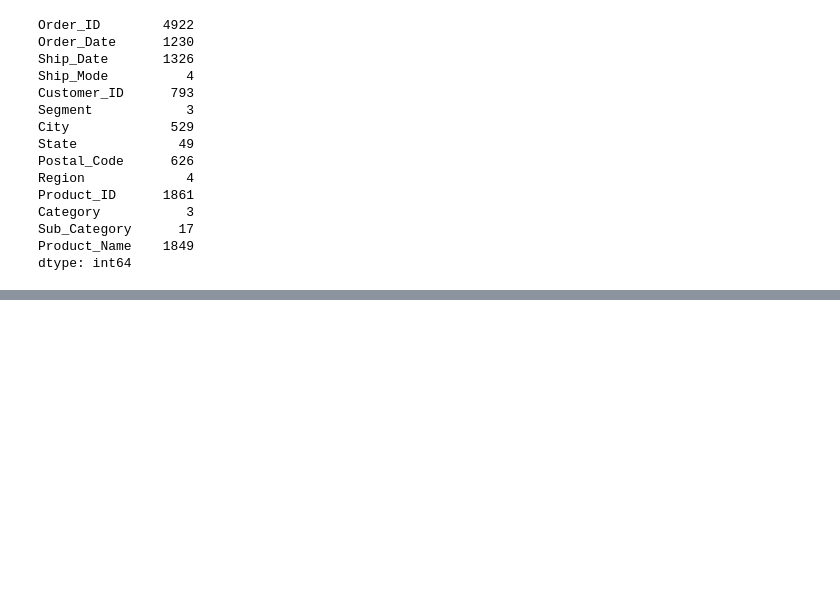
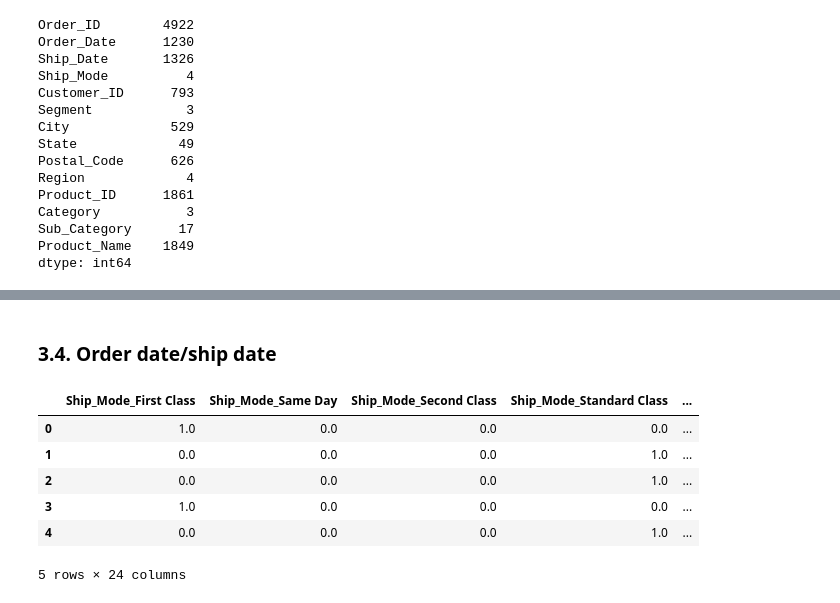
Before and after one commit to 4GeeksAcademy/gperdrizet-holmes-final-project, a Jupyter notebook: notebooks/01-EDA.ipynb, the cells around one changed output, grey strips where cells are left out. Saved outputs shown, nothing was run; the diff lists cells and outputs as text; code cells hidden in the pictures; blank space fills up the shorter version.

```diff
--- a/notebooks/01-EDA.ipynb
+++ b/notebooks/01-EDA.ipynb
@@ -155,0 +290,16 @@ dtype: int64
+# %% [markdown]
+### 3.4. Order date/ship date
+# %%
+train_df['Order_Date'] = pd.to_datetime(train_df['Order_Date'], format='%d/%m/%Y')
+train_df['Ship_Date'] = pd.to_datetime(train_df['Ship_Date'], format='%d/%m/%Y')
+test_df['Order_Date'] = pd.to_datetime(test_df['Order_Date'], format='%d/%m/%Y')
+test_df['Ship_Date'] = pd.to_datetime(test_df['Ship_Date'], format='%d/%m/%Y')
+train_df.head()
+# %% [output]
+|  | Ship_Mode_First Class | Ship_Mode_Same Day | Ship_Mode_Second Class | Ship_Mode_Standard Class | ... |
+| 0 | 1.0 | 0.0 | 0.0 | 0.0 | ... |
+| 1 | 0.0 | 0.0 | 0.0 | 1.0 | ... |
+| 2 | 0.0 | 0.0 | 0.0 | 1.0 | ... |
+| 3 | 1.0 | 0.0 | 0.0 | 0.0 | ... |
+| 4 | 0.0 | 0.0 | 0.0 | 1.0 | ... |
+5 rows × 24 columns
```
Also changed, not shown: parts of 18 cells of this notebook.
